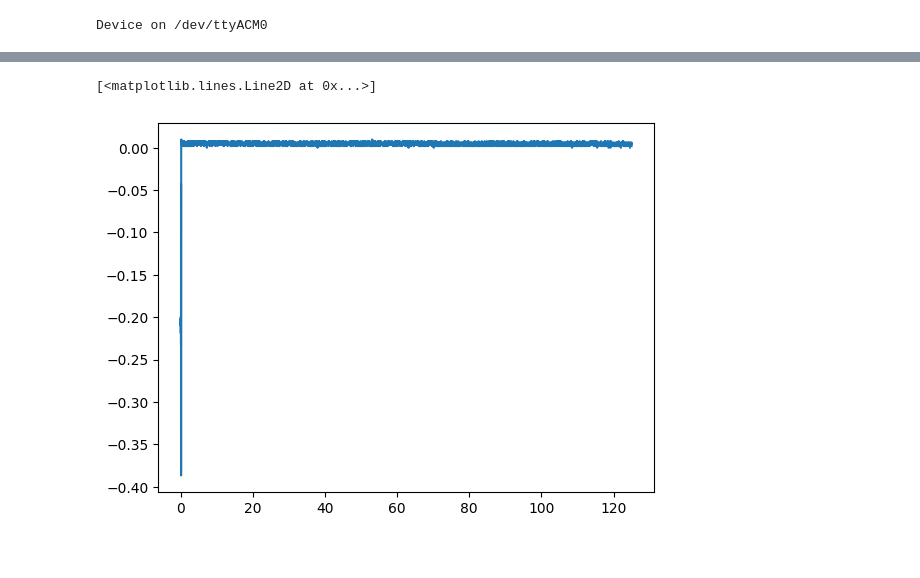
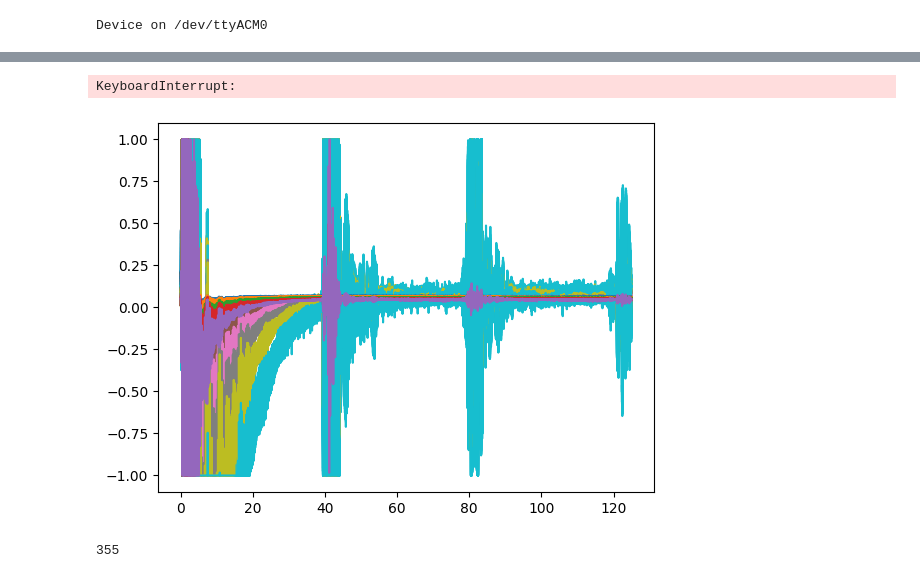
Before and after one commit to kelu124/pic0rick, a Jupyter notebook: example.ipynb, the cells around one changed output, grey strips where cells are left out. Saved outputs shown, nothing was run; the diff lists cells and outputs as text; code cells hidden in the pictures.

```diff
--- a/example.ipynb
+++ b/example.ipynb
@@ -16,10 +23,22 @@ p.pulse_adc_trigger(pon=200,poff=200,damp=2000);
 # %%
-C = p.read()
-signal = [x.replace("b'","") for x in str(C[2]).split(",") if len(x)]
-f = [k*64/len(signal) for k in range(len(signal))]
-signal = [(int(x,16)-512)/512.0 for x in signal[:-1]]
-t = [x/64.0 for x in range(len(signal))]
-plt.plot(t, signal)
+#10 == 14.5 seconds  -- 40/min
+signals = []
+for k in range(400):
+    gain = (k*50)%500
+    p.dac(gain)
+    p.pulse_adc_trigger(pon=200,poff=200,damp=2000);
+    C = p.read()
+    signal = [x.replace("b'","") for x in str(C[2]).split(",") if len(x)]
+    f = [k*64/len(signal) for k in range(len(signal))]
+    signal = [(int(x,16)-512)/512.0 for x in signal[:-1]]
+    t = [x/64.0 for x in range(len(signal))]
+    signals.append((gain, signal))
+    plt.plot(t, signal)
 # %% [output]
-[<matplotlib.lines.Line2D at 0x...>]
+KeyboardInterrupt:
-[figure, old version]
+[figure, new version]
+# %%
+len(signals)
+# 355 acqs en 8min24s
+# %% [output]
+355
```
Also changed, not shown: parts of 4 cells of this notebook, 1 other file.
